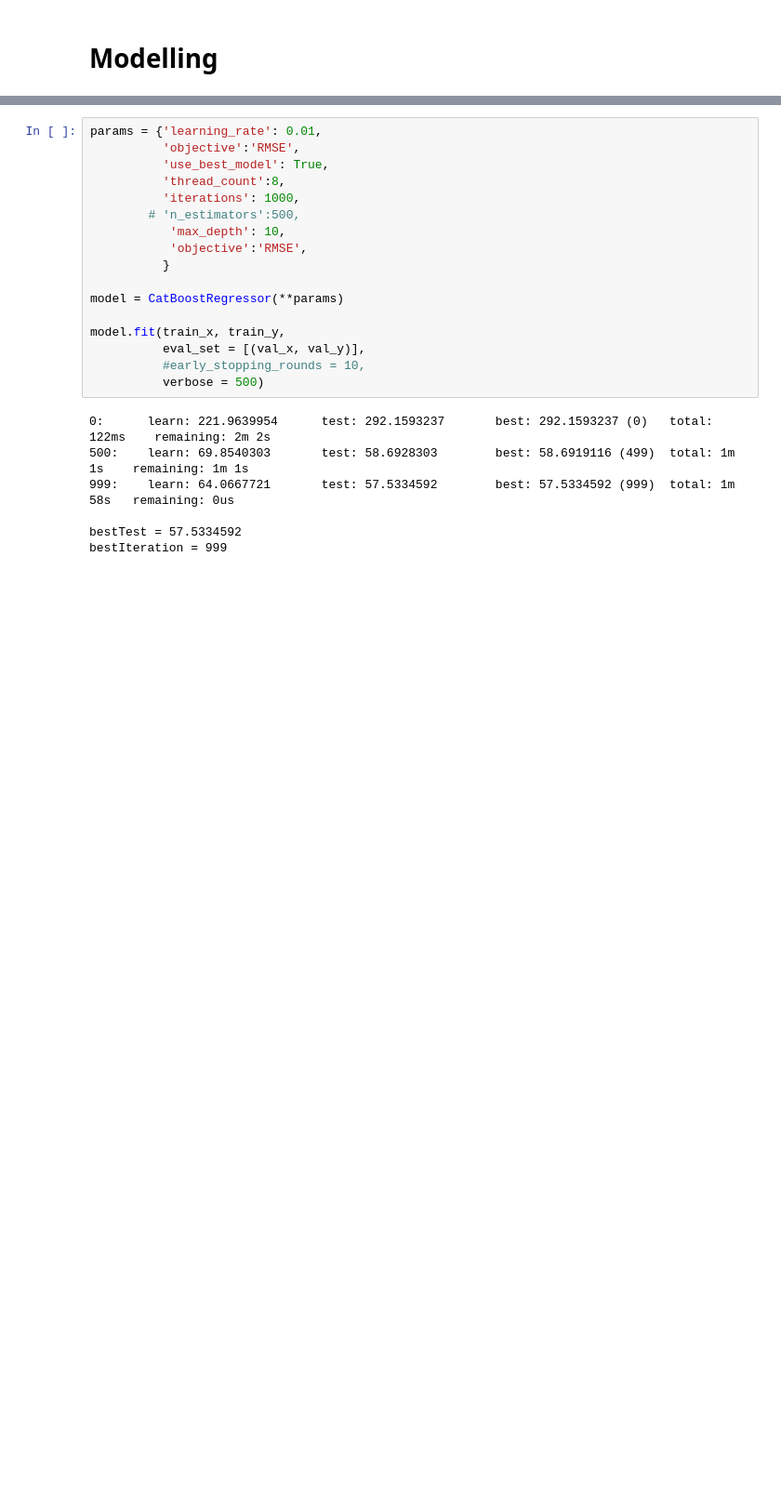
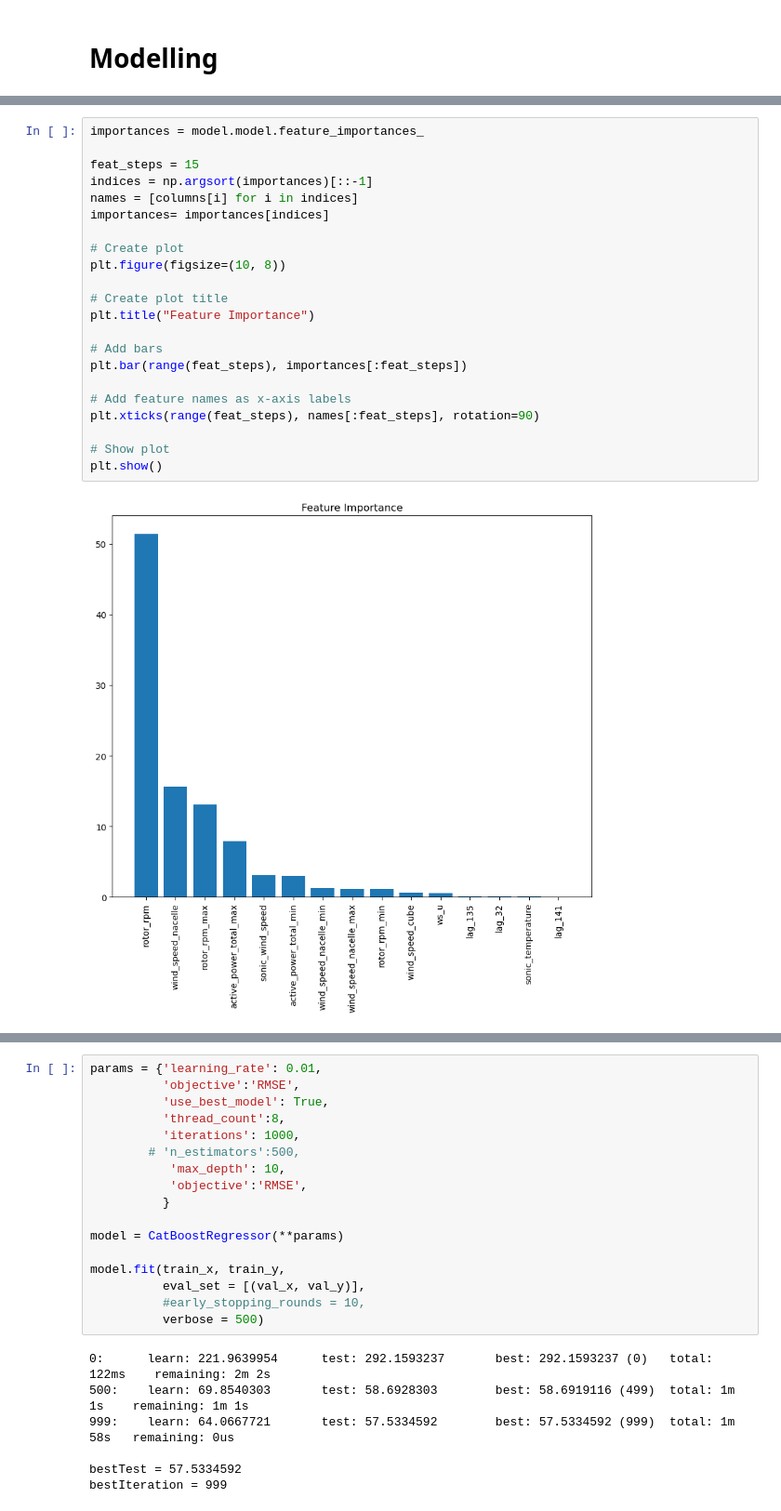
Before and after one commit to atahanoezer/Wind, a Jupyter notebook: recursive_approach.ipynb, the cells around one changed output, grey strips where cells are left out. Shown at 93% size. Drawn from its saved outputs; the diff is of its cells as text; blank space fills up the shorter version.

```diff
--- a/recursive_approach.ipynb
+++ b/recursive_approach.ipynb
@@ -51,0 +411,24 @@ val_y = val_y.flatten()
+# %%
+importances = model.model.feature_importances_
+
+feat_steps = 15
+indices = np.argsort(importances)[::-1]
+names = [columns[i] for i in indices]
+importances= importances[indices]
+
+# Create plot
+plt.figure(figsize=(10, 8))
+
+# Create plot title
+plt.title("Feature Importance")
+
+# Add bars
+plt.bar(range(feat_steps), importances[:feat_steps])
+
+# Add feature names as x-axis labels
+plt.xticks(range(feat_steps), names[:feat_steps], rotation=90)
+
+# Show plot
+plt.show()
+# %% [output]
+[figure, added]
```
Also changed, not shown: parts of 22 cells of this notebook, 3 other files.
